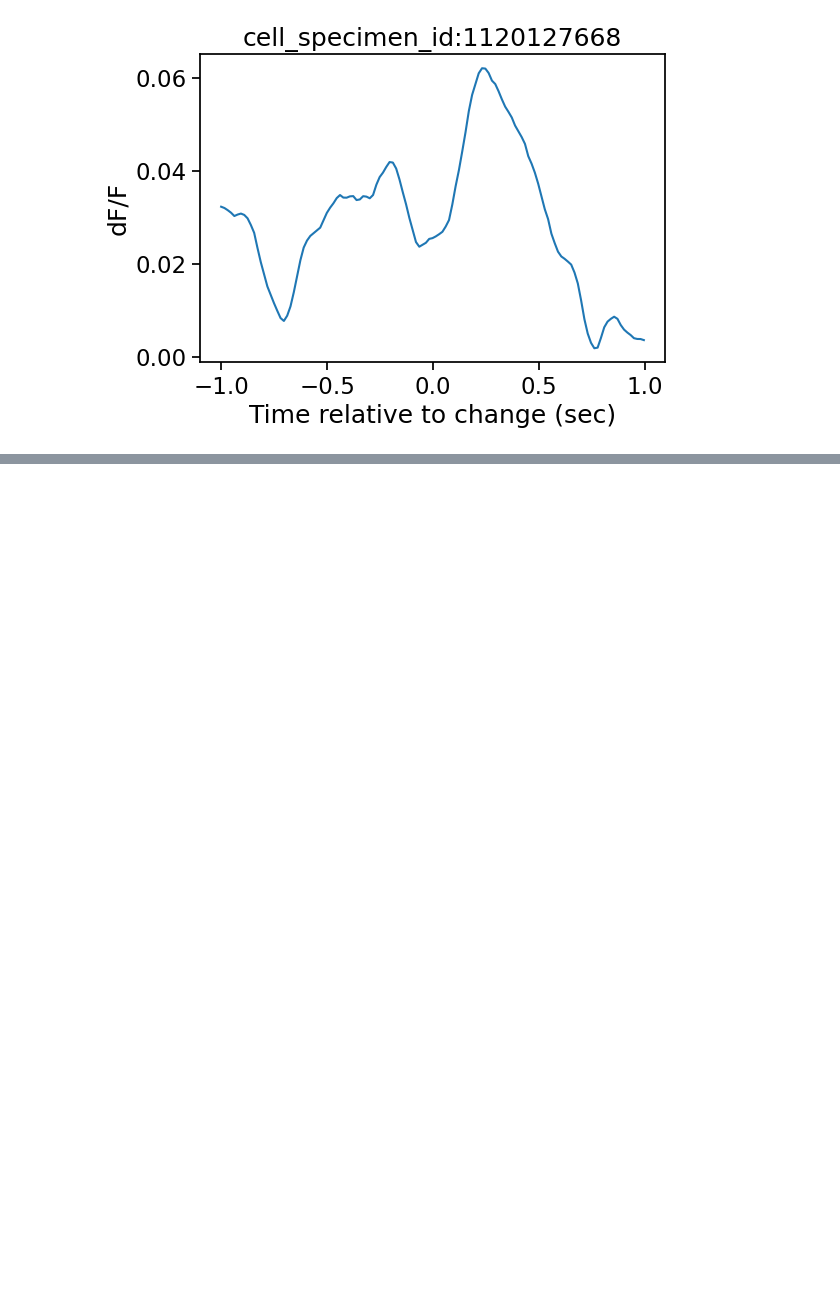
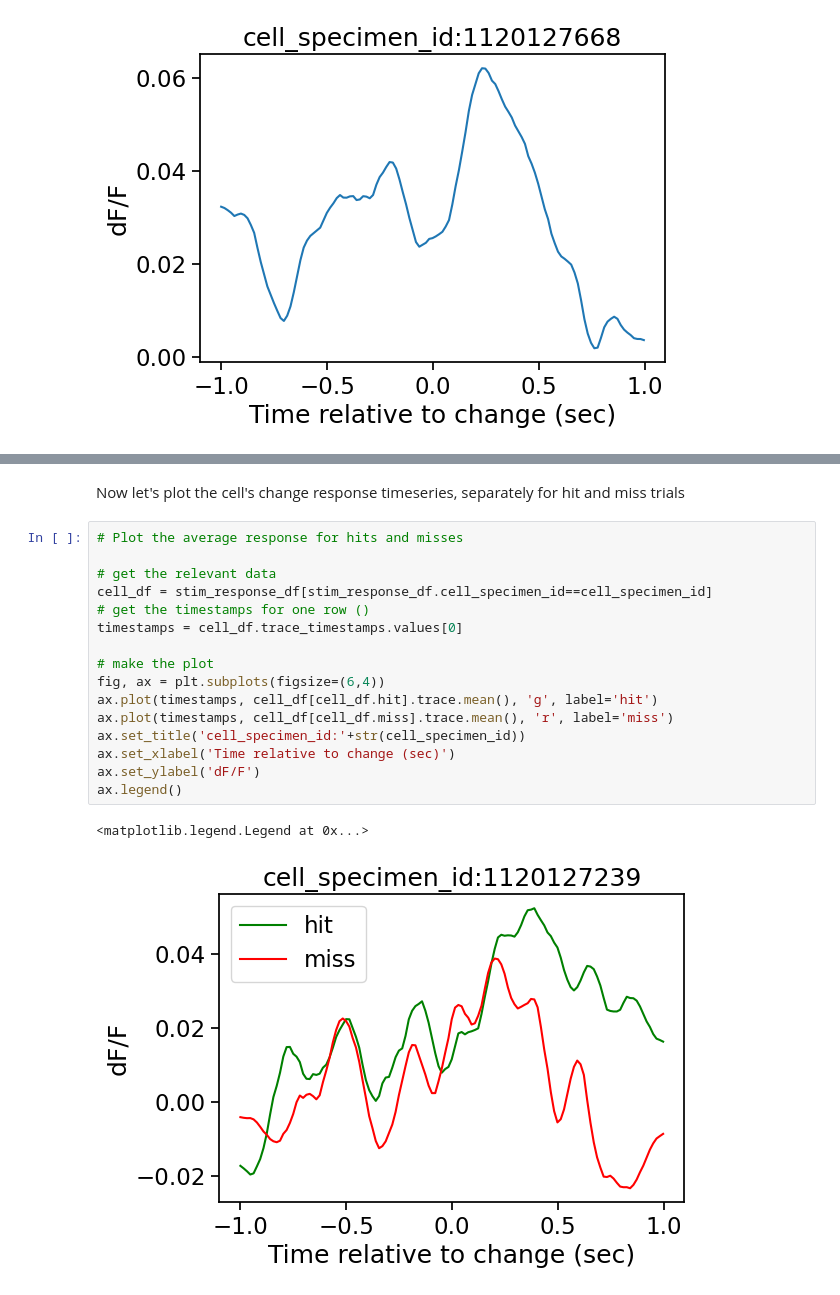
Before and after one commit to AllenInstitute/brain_observatory_utilities, a Jupyter notebook: example_notebooks/event_triggered_response_demo.ipynb, the cells around one changed output, grey strips where cells are left out. Cells and saved outputs as stored; diff of their text form; blank space fills up the shorter version.

```diff
--- a/example_notebooks/event_triggered_response_demo.ipynb
+++ b/example_notebooks/event_triggered_response_demo.ipynb
@@ -646,0 +756,21 @@ sns.lineplot(data=etr, x='time', y='dff')
+# %% [markdown]
+Now let's plot the cell's change response timeseries, separately for hit and miss trials
+# %%
+# Plot the average response for hits and misses
+
+# get the relevant data
+cell_df = stim_response_df[stim_response_df.cell_specimen_id==cell_specimen_id]
+# get the timestamps for one row ()
+timestamps = cell_df.trace_timestamps.values[0]
+
+# make the plot
+fig, ax = plt.subplots(figsize=(6,4))
+ax.plot(timestamps, cell_df[cell_df.hit].trace.mean(), 'g', label='hit')
+ax.plot(timestamps, cell_df[cell_df.miss].trace.mean(), 'r', label='miss')
+ax.set_title('cell_specimen_id:'+str(cell_specimen_id))
+ax.set_xlabel('Time relative to change (sec)')
+ax.set_ylabel('dF/F')
+ax.legend()
+# %% [output]
+<matplotlib.legend.Legend at 0x...>
+[figure, added]
```
Also changed, not shown: parts of 40 cells of this notebook.
